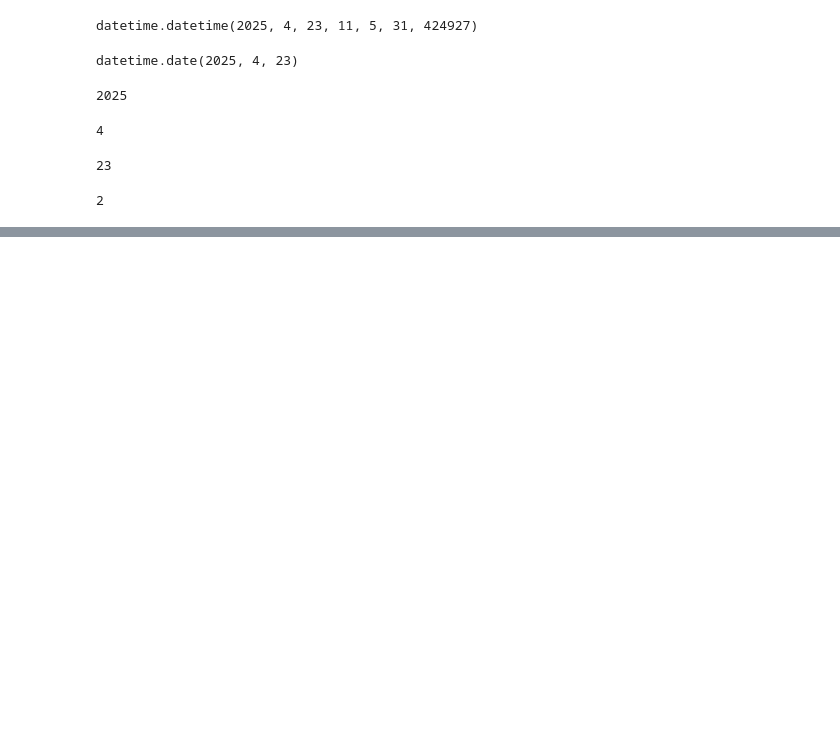
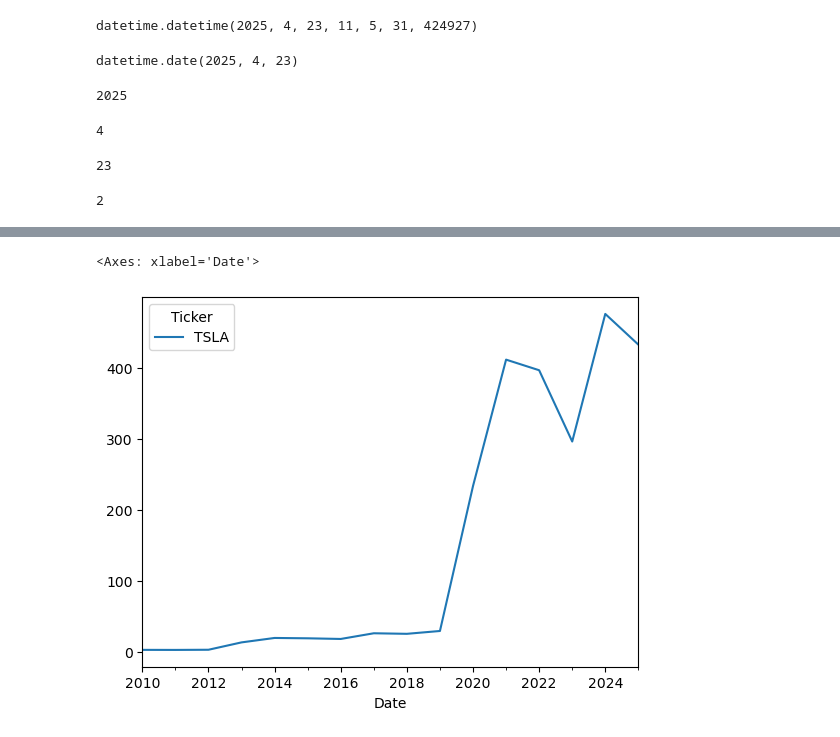
Before and after one commit to Malinda1/Time_series_analysis, a Jupyter notebook: Time_series_analysis.ipynb, the cells around one changed output, grey strips where cells are left out. Drawn from its saved outputs; the diff is of its cells as text; code cells hidden in the pictures; blank space fills up the shorter version.

Commit message:
Used resample function

```diff
--- a/Time_series_analysis.ipynb
+++ b/Time_series_analysis.ipynb
@@ -166,0 +169,4 @@ date.weekday()
+# %%
+tsla = tsla.set_index('Date')
+
+tsla.resample(rule = 'A').min()
@@ -166,0 +215,7 @@ date.weekday()
+# %%
+# year and frequency mention 'A'
+
+tsla.resample(rule= 'A').max()['Open'].plot()
+# %% [output]
+<Axes: xlabel='Date'>
+[figure, added]
```
Also changed, not shown: parts of 5 cells of this notebook.
